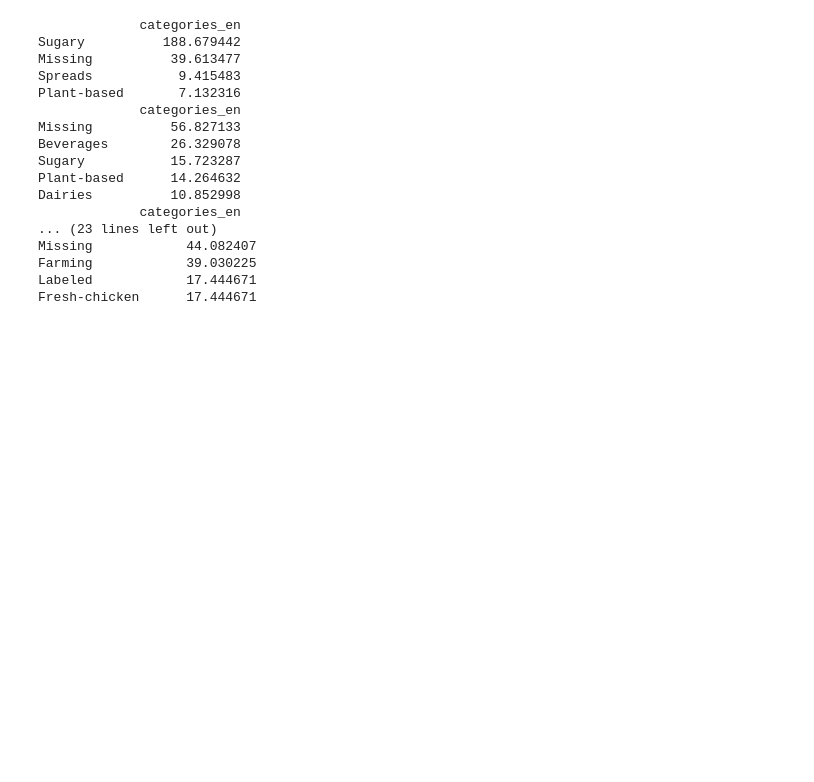
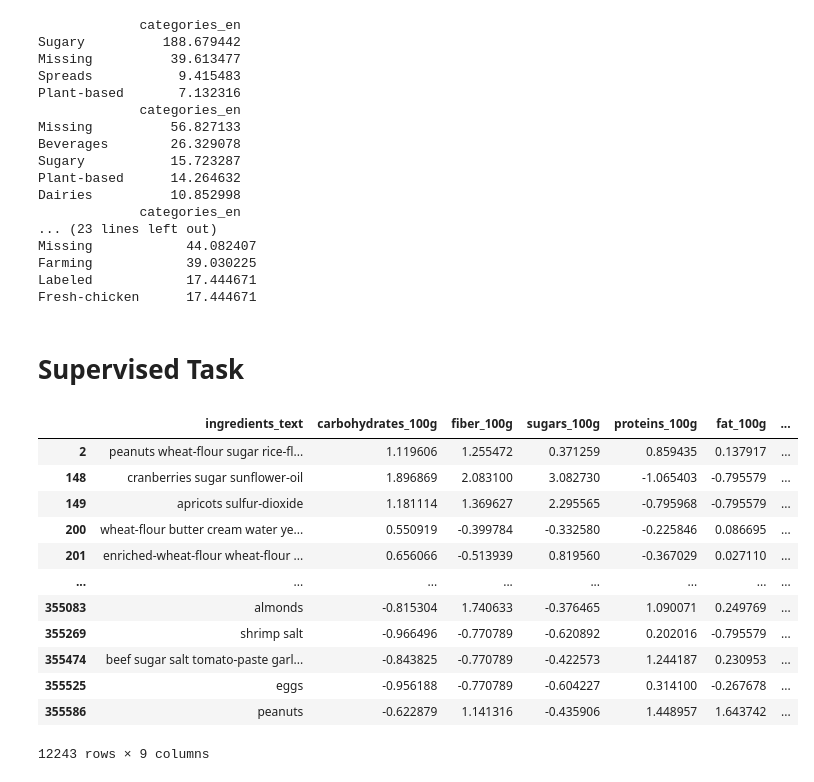
Before and after one commit to gabet2/STAT542, a Jupyter notebook: gabet/0_Preprocess.ipynb, the cells around one changed output. Saved outputs shown, nothing was run; the diff lists cells and outputs as text; code cells hidden in the pictures; blank space fills up the shorter version.

```diff
--- a/gabet/0_Preprocess.ipynb
+++ b/gabet/0_Preprocess.ipynb
@@ -179,7 +100,3 @@ Index(['energy_100g', 'proteins_100g', 'sodium_100g', 'fat_100g',
 # %%
 def scale(x):
     return (x - np.mean(x)) / np.std(x)
-# %%
-### Dont scale nutrition score
-for col in df6.columns[1:7]:
-    df6[col] = scale(np.array(df6[col]))
@@ -471,3 +375,23 @@ Missing            44.082407
 Farming            39.030225
 Labeled            17.444671
 Fresh-chicken      17.444671
+# %% [markdown]
+# Supervised Task
+# %%
+sup_df = clust_df.join(df['nutrition-score-fr_100g']).dropna()
+# %%
+sup_df
+# %% [output]
+|  | ingredients_text | carbohydrates_100g | fiber_100g | sugars_100g | proteins_100g | fat_100g | ... |
+| 2 | peanuts wheat-flour sugar rice-fl... | 1.119606 | 1.255472 | 0.371259 | 0.859435 | 0.137917 | ... |
+| 148 | cranberries sugar sunflower-oil | 1.896869 | 2.083100 | 3.082730 | -1.065403 | -0.795579 | ... |
+| 149 | apricots sulfur-dioxide | 1.181114 | 1.369627 | 2.295565 | -0.795968 | -0.795579 | ... |
+| 200 | wheat-flour butter cream water ye... | 0.550919 | -0.399784 | -0.332580 | -0.225846 | 0.086695 | ... |
+| 201 | enriched-wheat-flour wheat-flour ... | 0.656066 | -0.513939 | 0.819560 | -0.367029 | 0.027110 | ... |
+| ... | ... | ... | ... | ... | ... | ... | ... |
+| 355083 | almonds | -0.815304 | 1.740633 | -0.376465 | 1.090071 | 0.249769 | ... |
+| 355269 | shrimp salt | -0.966496 | -0.770789 | -0.620892 | 0.202016 | -0.795579 | ... |
+| 355474 | beef sugar salt tomato-paste garl... | -0.843825 | -0.770789 | -0.422573 | 1.244187 | 0.230953 | ... |
+| 355525 | eggs | -0.956188 | -0.770789 | -0.604227 | 0.314100 | -0.267678 | ... |
+| 355586 | peanuts | -0.622879 | 1.141316 | -0.435906 | 1.448957 | 1.643742 | ... |
+12243 rows × 9 columns
```
Also changed, not shown: parts of 29 cells of this notebook.
